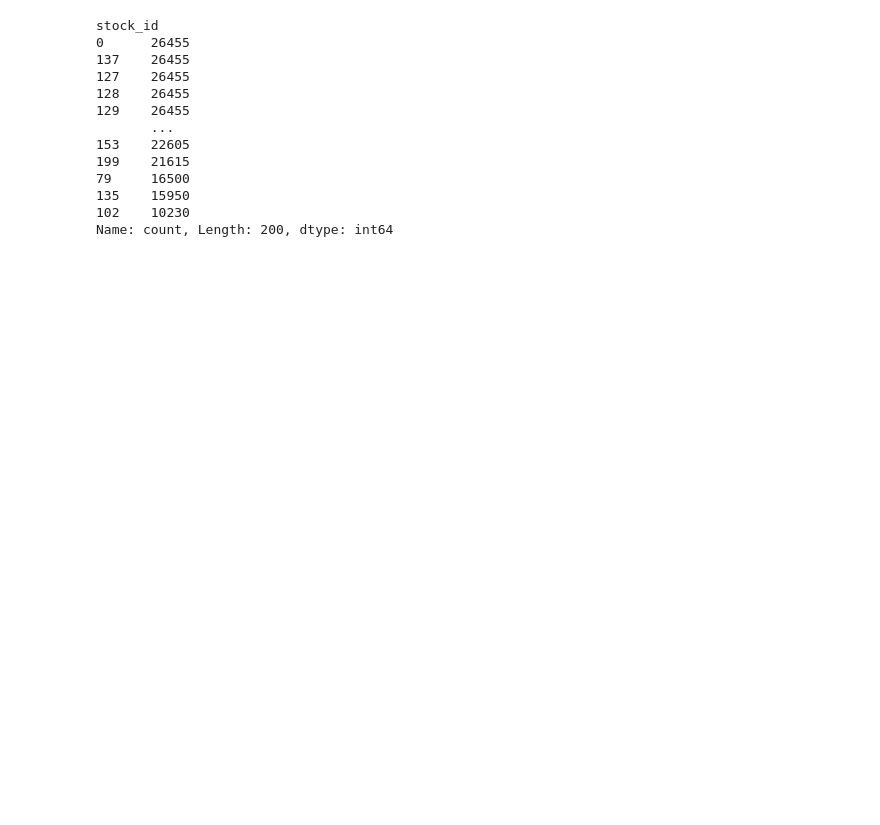
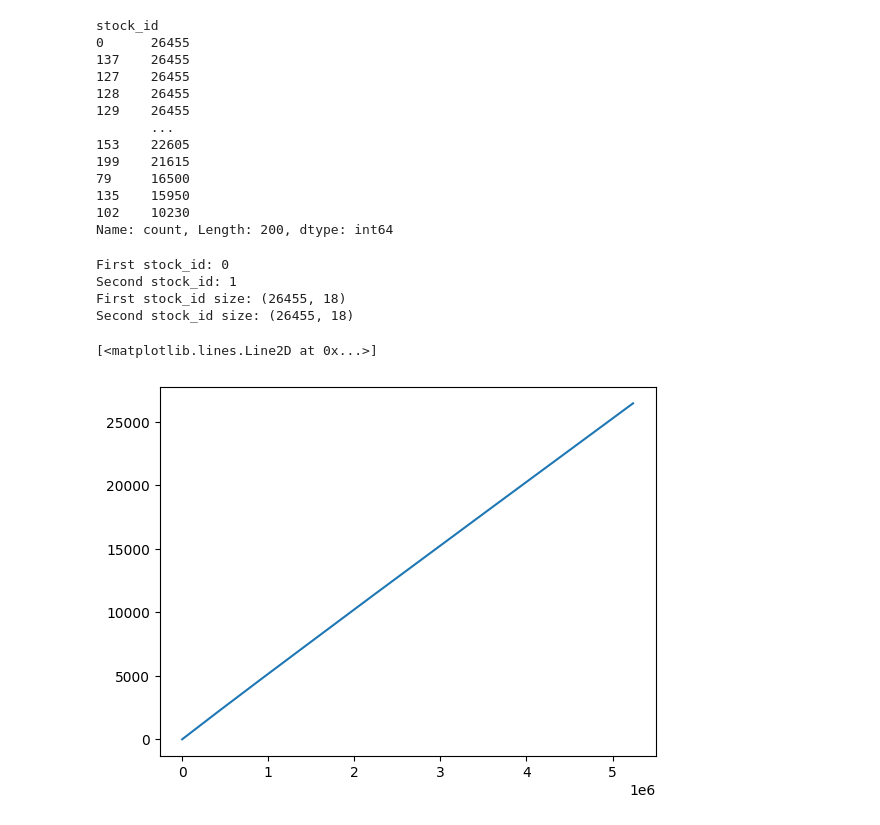
Before and after one commit to DavideZFC/DataScience, a Jupyter notebook: ex_7.ipynb, the cells around one changed output. Saved outputs shown, nothing was run; the diff lists cells and outputs as text; code cells hidden in the pictures; blank space fills up the shorter version.

Commit message:
data science

```diff
--- a/ex_7.ipynb
+++ b/ex_7.ipynb
@@ -60,3 +60,32 @@ stock_id
 135    15950
 102    10230
 Name: count, Length: 200, dtype: int64
+# %%
+# Fix given stock_id
+
+unique_stocks = df['stock_id'].unique()
+
+first_stock_id = unique_stocks[0]
+second_stock_id = unique_stocks[1]
+# Filter the DataFrame to only include rows with the first stock_id
+
+df_first_stock = df[df['stock_id'] == first_stock_id]
+df_second_stock = df[df['stock_id'] == second_stock_id]
+
+print(f"First stock_id: {first_stock_id}")
+print(f"Second stock_id: {second_stock_id}")
+print(f"First stock_id size: {df_first_stock.shape}")
+print(f"Second stock_id size: {df_second_stock.shape}")
+# %% [output]
+First stock_id: 0
+Second stock_id: 1
+First stock_id size: (26455, 18)
+Second stock_id size: (26455, 18)
+# %%
+# time_id is the number of the day
+# seconds in bucket is the time in seconds since the start of the bucket
+
+plt.plot(df_first_stock['time_id'])
+# %% [output]
+[<matplotlib.lines.Line2D at 0x...>]
+[figure, added]
```
Also changed, not shown: parts of 5 cells of this notebook.
